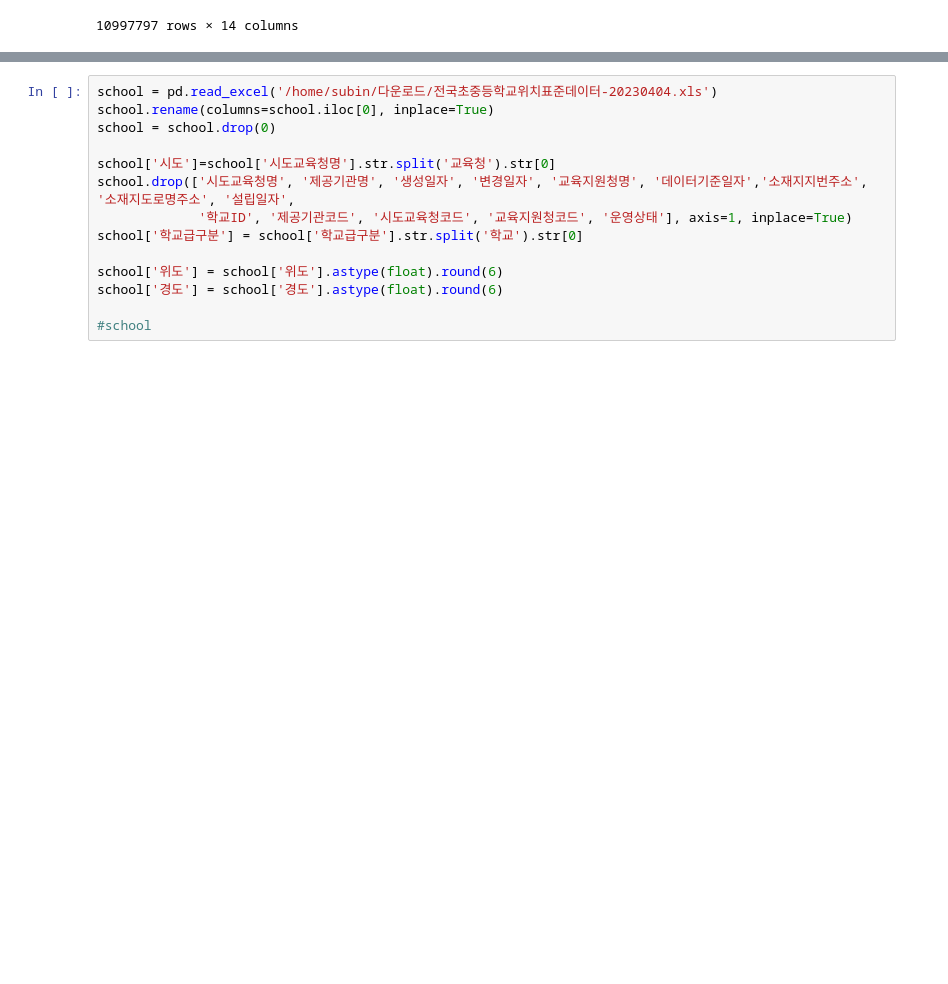
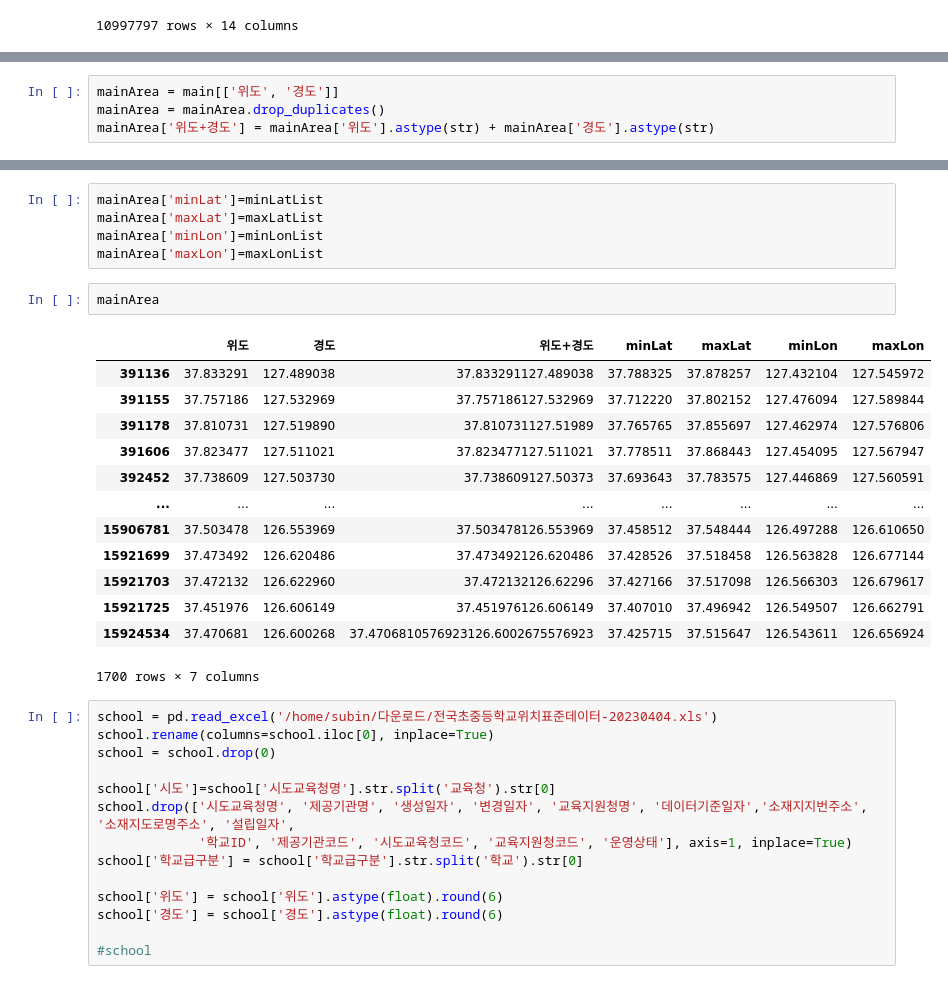
Before and after one commit to jiboo01/Real-Estate-Data-Analysis, a Jupyter notebook: 수도권_동별 Clustering 공시지가 copy.ipynb, the cells around one changed output, grey strips where cells are left out. Drawn from its saved outputs; the diff is of its cells as text; blank space fills up the shorter version.

```diff
--- a/수도권_동별 Clustering 공시지가 copy.ipynb
+++ b/수도권_동별 Clustering 공시지가 copy.ipynb
@@ -290,0 +290,4 @@ main_name = main_name.drop_duplicates()
+# %%
+mainArea = main[['위도', '경도']]
+mainArea = mainArea.drop_duplicates()
+mainArea['위도+경도'] = mainArea['위도'].astype(str) + mainArea['경도'].astype(str)
@@ -291,3 +351,24 @@ main_name = main_name.drop_duplicates()
+# %%
+mainArea['minLat']=minLatList
+mainArea['maxLat']=maxLatList
+mainArea['minLon']=minLonList
+mainArea['maxLon']=maxLonList
+# %%
+mainArea
+# %% [output]
+|  | 위도 | 경도 | 위도+경도 | minLat | maxLat | minLon | maxLon |
+| 391136 | 37.833291 | 127.489038 | 37.833291127.489038 | 37.788325 | 37.878257 | 127.432104 | 127.545972 |
+| 391155 | 37.757186 | 127.532969 | 37.757186127.532969 | 37.712220 | 37.802152 | 127.476094 | 127.589844 |
+| 391178 | 37.810731 | 127.519890 | 37.810731127.51989 | 37.765765 | 37.855697 | 127.462974 | 127.576806 |
+| 391606 | 37.823477 | 127.511021 | 37.823477127.511021 | 37.778511 | 37.868443 | 127.454095 | 127.567947 |
+| 392452 | 37.738609 | 127.503730 | 37.738609127.50373 | 37.693643 | 37.783575 | 127.446869 | 127.560591 |
+| ... | ... | ... | ... | ... | ... | ... | ... |
+| 15906781 | 37.503478 | 126.553969 | 37.503478126.553969 | 37.458512 | 37.548444 | 126.497288 | 126.610650 |
+| 15921699 | 37.473492 | 126.620486 | 37.473492126.620486 | 37.428526 | 37.518458 | 126.563828 | 126.677144 |
+| 15921703 | 37.472132 | 126.622960 | 37.472132126.62296 | 37.427166 | 37.517098 | 126.566303 | 126.679617 |
+| 15921725 | 37.451976 | 126.606149 | 37.451976126.606149 | 37.407010 | 37.496942 | 126.549507 | 126.662791 |
+| 15924534 | 37.470681 | 126.600268 | 37.4706810576923126.6002675576923 | 37.425715 | 37.515647 | 126.543611 | 126.656924 |
+1700 rows × 7 columns
 # %%
 school = pd.read_excel('/home/subin/다운로드/전국초중등학교위치표준데이터-20230404.xls')
 school.rename(columns=school.iloc[0], inplace=True)
```
Also changed, not shown: parts of 20 cells of this notebook.
